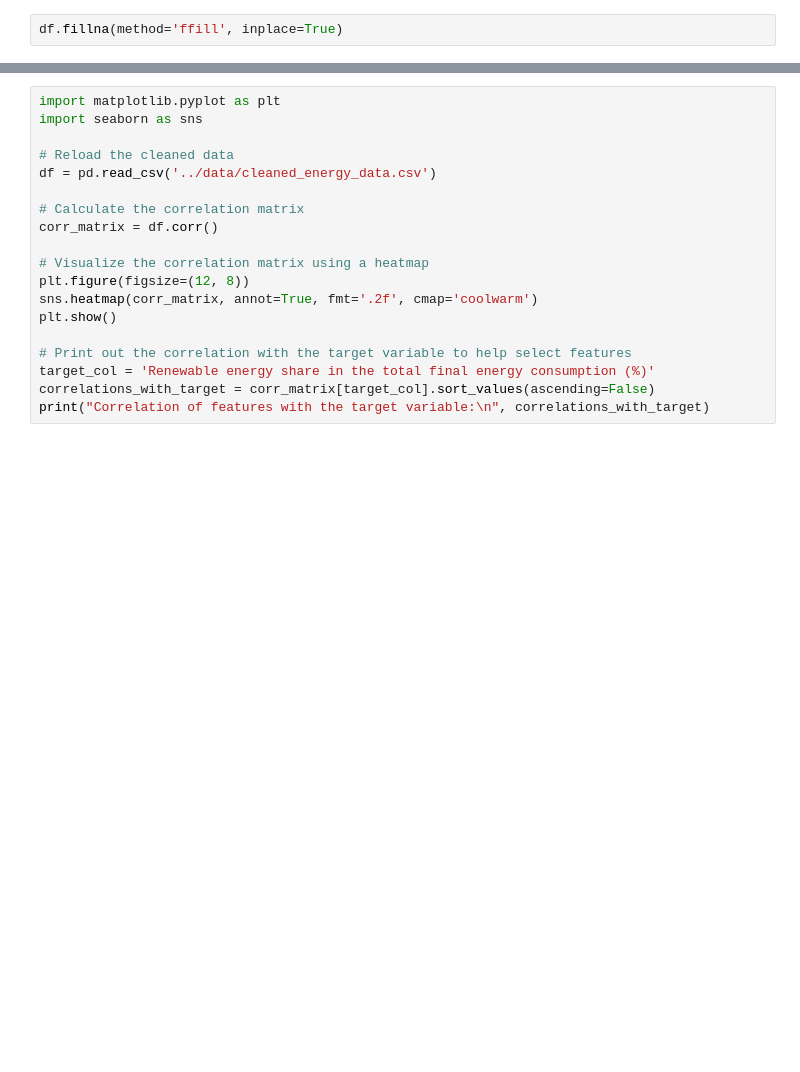
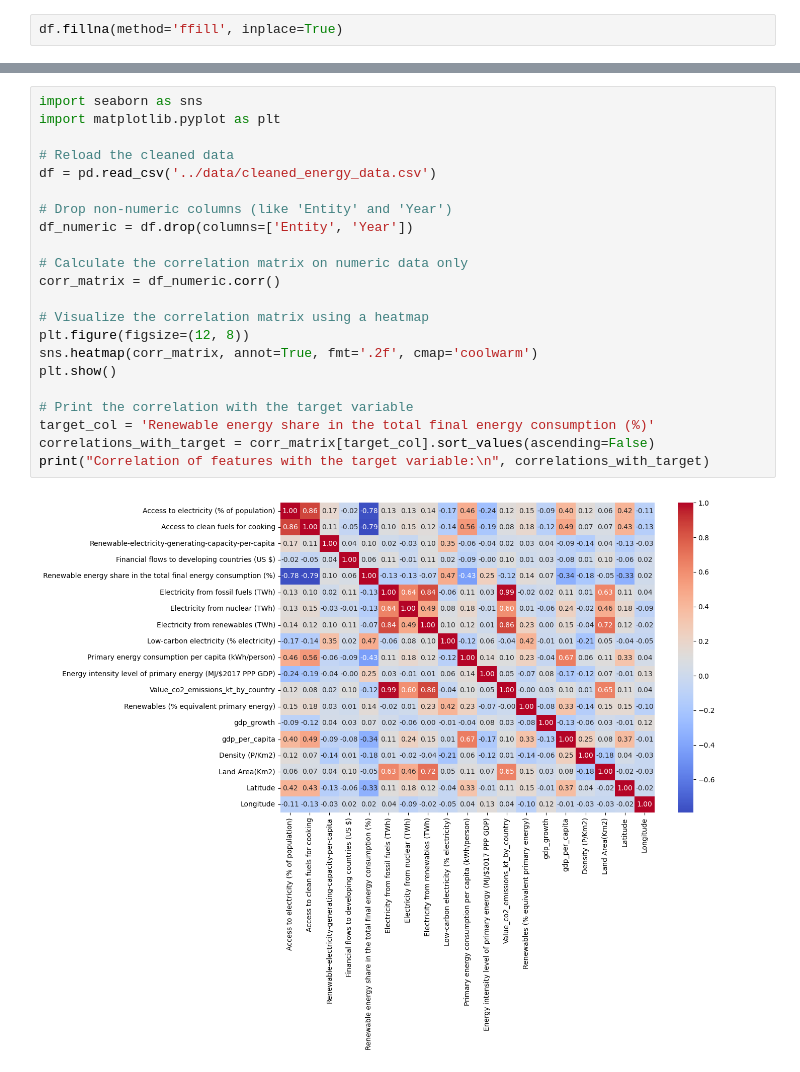
Before and after one commit to RaptorBlingx/fastapi_ml_task, a Jupyter notebook: models/model_training.ipynb, the cells around one changed output, grey strips where cells are left out. Drawn from its saved outputs; the diff is of its cells as text; blank space fills up the shorter version.

```diff
--- a/models/model_training.ipynb
+++ b/models/model_training.ipynb
@@ -66,19 +136,24 @@ print(df.columns)
 # %%
+import seaborn as sns
 import matplotlib.pyplot as plt
-import seaborn as sns
 
 # Reload the cleaned data
 df = pd.read_csv('../data/cleaned_energy_data.csv')
 
-# Calculate the correlation matrix
-corr_matrix = df.corr()
+# Drop non-numeric columns (like 'Entity' and 'Year')
+df_numeric = df.drop(columns=['Entity', 'Year'])
+
+# Calculate the correlation matrix on numeric data only
+corr_matrix = df_numeric.corr()
 
 # Visualize the correlation matrix using a heatmap
 plt.figure(figsize=(12, 8))
 sns.heatmap(corr_matrix, annot=True, fmt='.2f', cmap='coolwarm')
 plt.show()
 
-# Print out the correlation with the target variable to help select features
+# Print the correlation with the target variable
 target_col = 'Renewable energy share in the total final energy consumption (%)'
 correlations_with_target = corr_matrix[target_col].sort_values(ascending=False)
 print("Correlation of features with the target variable:\n", correlations_with_target)
+# %% [output]
+[figure, added]
```
Also changed, not shown: parts of 25 cells of this notebook.
